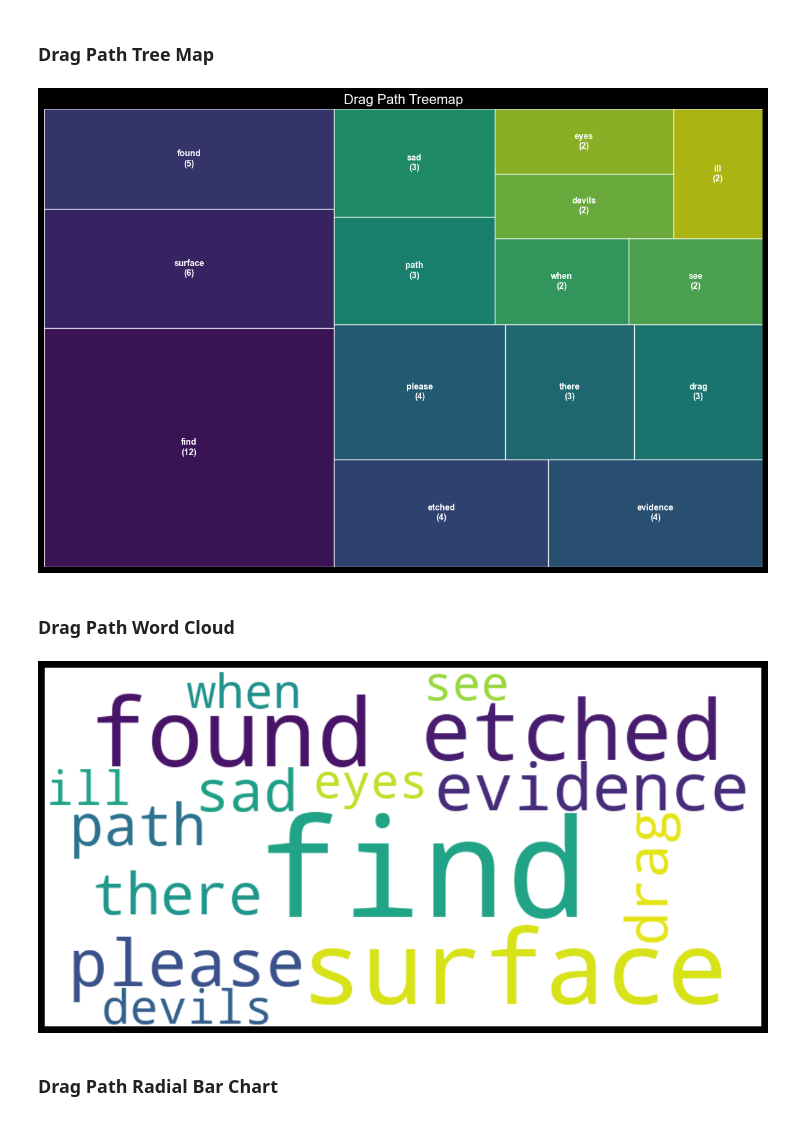
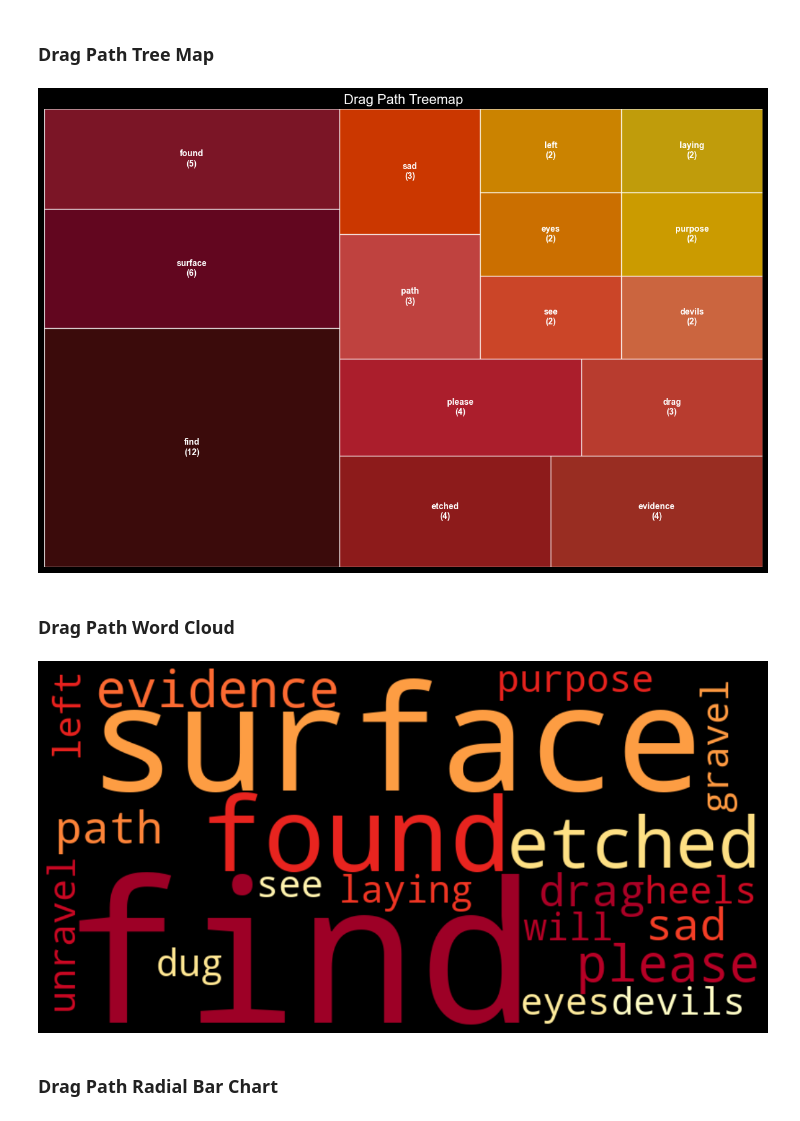
Before and after one commit to MeredithClikkie/torchbearerlab.github.io, a Jupyter notebook: dragpath.ipynb, the cells around one changed output. Drawn from its saved outputs; the diff is of its cells as text; code cells hidden in the pictures.

Commit message:
update color scheme drag path, convert to py, then changed name with date and md for github.io

```diff
--- a/dragpath.ipynb
+++ b/dragpath.ipynb
@@ -23,7 +23,7 @@ stop_words = [
     "but", "if", "or", "because", "as", "until", "while", "of", "at", "by",
     "for", "with", "about", "against", "between", "into", "through", "during",
     "before", "after", "above", "below", "to", "from", "up", "down", "in",
-    "out", "on", "off", "over", "under", "again", "further", "then", "once", "not", "no", "yes", "so", "can", "just", "dont", "yeah", "let", "im"
+    "out", "on", "off", "over", "under", "again", "further", "then", "once", "not", "no", "yes", "so", "can", "just", "dont", "yeah", "let", "im", "there", "when", "ill", "cause"
 ]
 
 # Function to remove stop words from a string
@@ -216,7 +235,7 @@ labels = [f"{row['Word']}\n({row['Count']})" for i, row in df_counts.iterrows()]
 squarify.plot(
     sizes=df_counts['Count'],
     label=labels,
-    color=colors,
+    color=warm_colors,
     alpha=0.8,
     text_kwargs={'fontsize': 10, 'fontweight': 'bold'}
 )
@@ -229,26 +248,25 @@ plt.tight_layout()
 plt.savefig('drag_path_treemap.png')
 plt.show()
 # %% [output]
-[figure, old version]
+[figure, new version]
 # %% [markdown]
 ### Drag Path Word Cloud
 # %%
 # Join all words into one string weighted by their count
-word_freq = dict(counts.most_common(15))
+word_freq = dict(counts.most_common(20))
 
 wordcloud = WordCloud(
     width=800,
     height=400,
-    background_color='white',
-    colormap='viridis'
+    colormap='YlOrRd'
 ).generate_from_frequencies(word_freq)
 
 plt.figure(figsize=(15, 7))
 plt.imshow(wordcloud, interpolation='bilinear')
 plt.axis('off')
 plt.show()
 # %% [output]
-[figure, old version]
+[figure, new version]
 # %% [markdown]
 ### Drag Path Radial Bar Chart
 # %%
```
Also changed, not shown: parts of 6 cells of this notebook, 5 other files.
